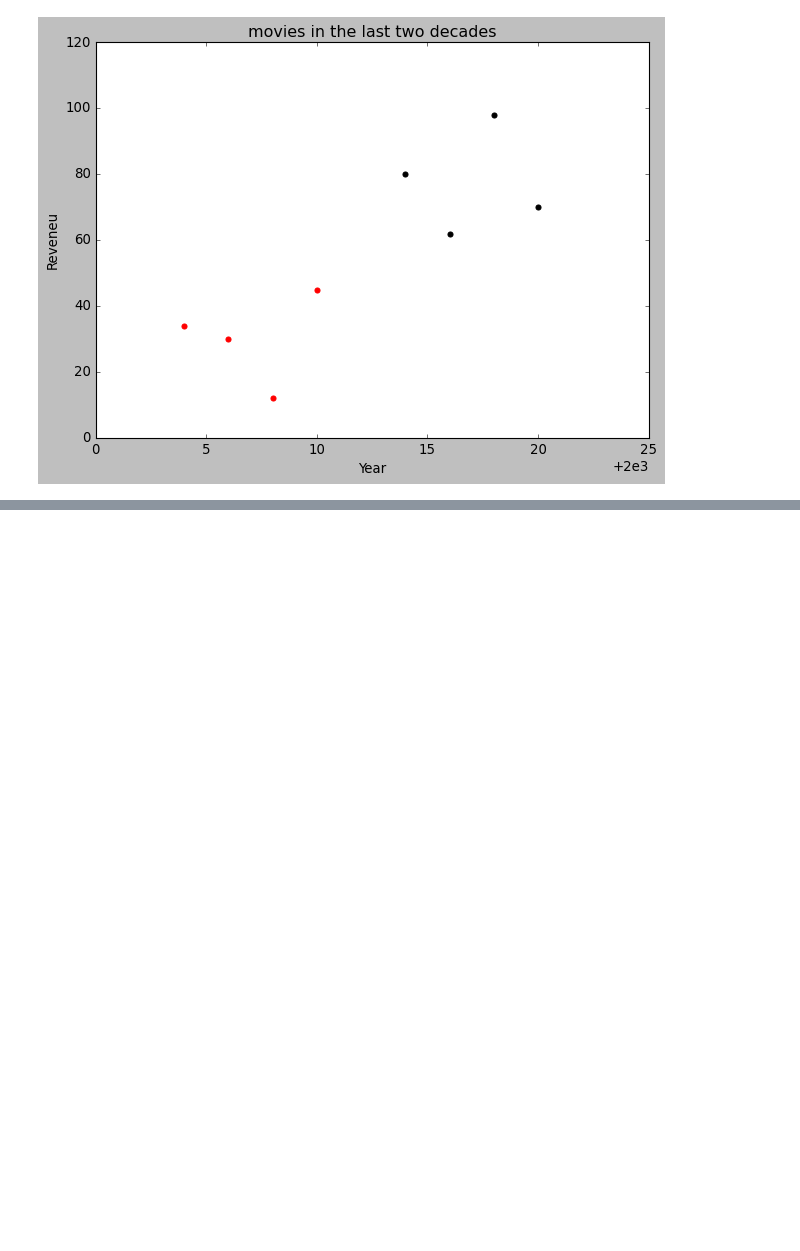
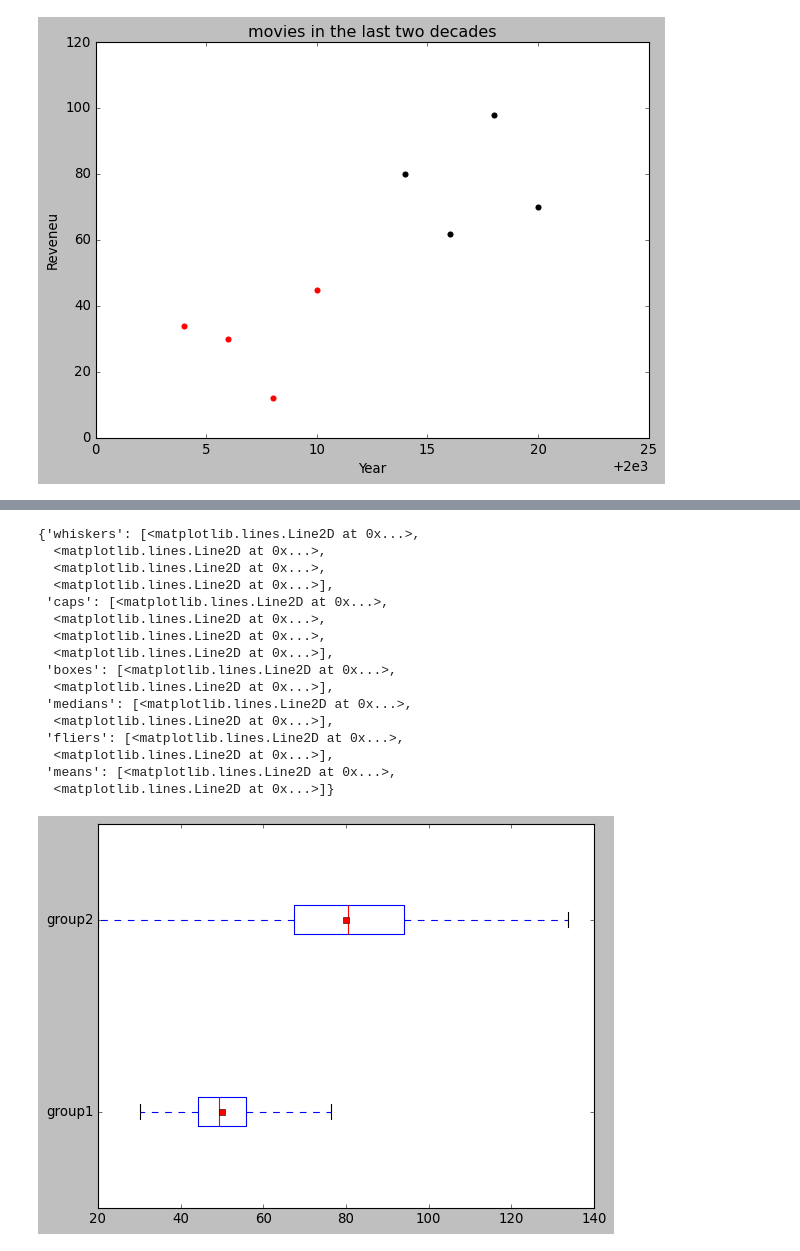
Before and after one commit to aneesi6247-lgtm/About-Data, a Jupyter notebook: Matplot_Tutorial.ipynb, the cells around one changed output, grey strips where cells are left out. Cells and saved outputs as stored; diff of their text form; code cells hidden in the pictures; blank space fills up the shorter version.

```diff
--- a/Matplot_Tutorial.ipynb
+++ b/Matplot_Tutorial.ipynb
@@ -146,0 +174,26 @@ plt.show()
+# %%
+# Additional Operations
+# multiple datasets
+group1 = np.random.normal(50, 10, 100)
+group2 = np.random.normal(80, 20, 200)
+plt.boxplot([group1, group2], tick_labels=["group1", "group2"], vert = False, showmeans = True, whis = 2.0) # vertical false is to make them horizontal
+# show means to locate the value of means in the graphs
+# normally the whisker values is 1.5 but we can change it to 2 but its doesnt change the graph because it change the range of the graph
+# %% [output]
+{'whiskers': [<matplotlib.lines.Line2D at 0x...>,
+  <matplotlib.lines.Line2D at 0x...>,
+  <matplotlib.lines.Line2D at 0x...>,
+  <matplotlib.lines.Line2D at 0x...>],
+ 'caps': [<matplotlib.lines.Line2D at 0x...>,
+  <matplotlib.lines.Line2D at 0x...>,
+  <matplotlib.lines.Line2D at 0x...>,
+  <matplotlib.lines.Line2D at 0x...>],
+ 'boxes': [<matplotlib.lines.Line2D at 0x...>,
+  <matplotlib.lines.Line2D at 0x...>],
+ 'medians': [<matplotlib.lines.Line2D at 0x...>,
+  <matplotlib.lines.Line2D at 0x...>],
+ 'fliers': [<matplotlib.lines.Line2D at 0x...>,
+  <matplotlib.lines.Line2D at 0x...>],
+ 'means': [<matplotlib.lines.Line2D at 0x...>,
+  <matplotlib.lines.Line2D at 0x...>]}
+[figure, added]
```
Also changed, not shown: parts of 10 cells of this notebook, 1 other file.
